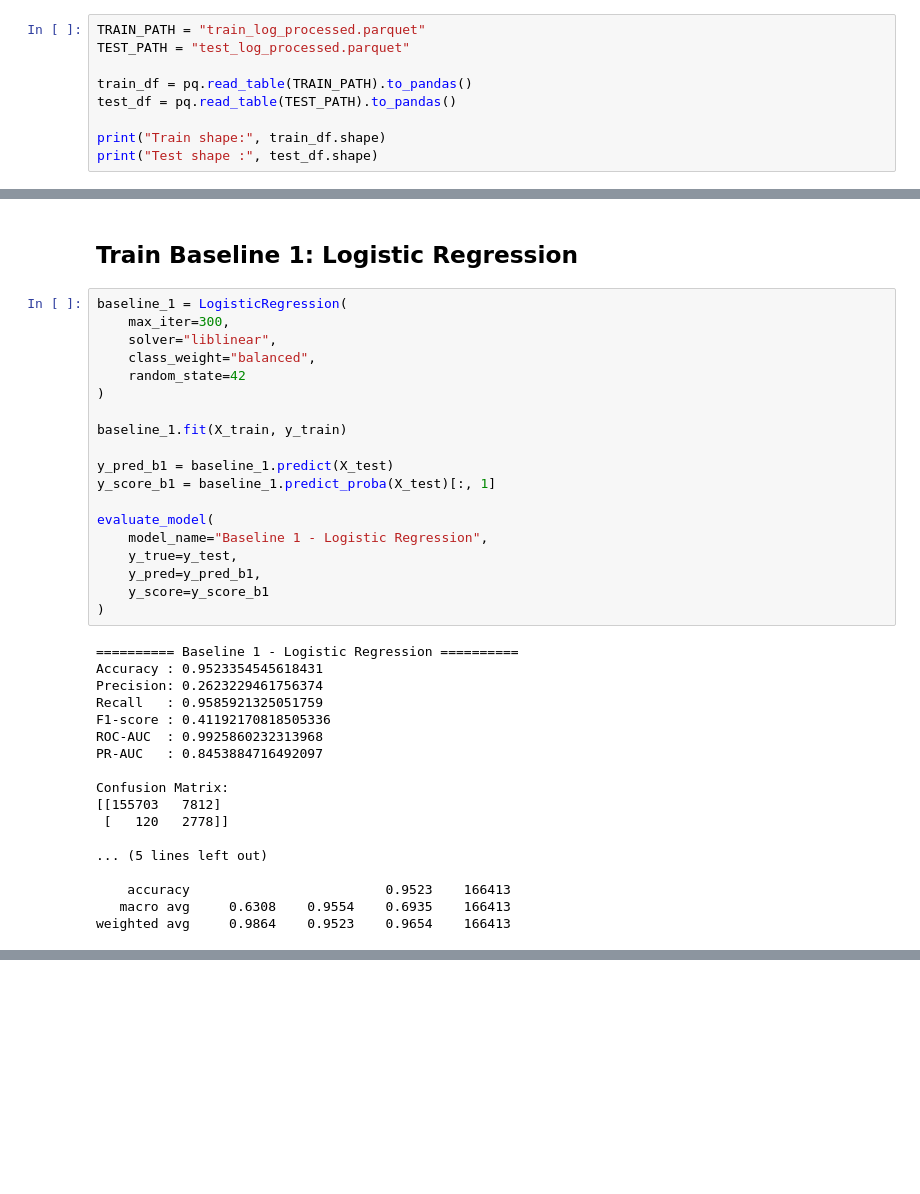
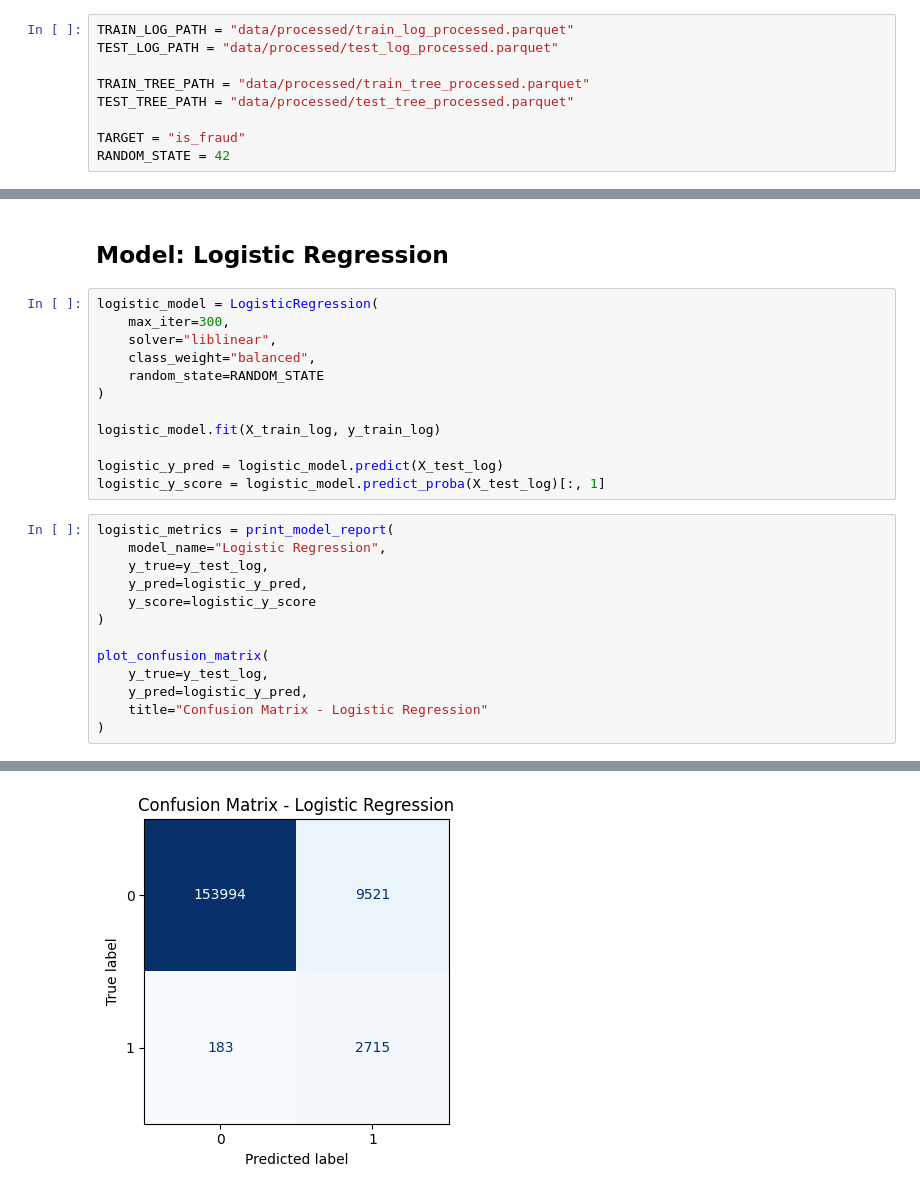
Before and after one commit to huyvietbui1806/mlops-project, a Jupyter notebook: notebooks/Modeling.ipynb, the cells around one changed output, grey strips where cells are left out. Drawn from its saved outputs; the diff is of its cells as text; blank space fills up the shorter version.

```diff
--- a/notebooks/Modeling.ipynb
+++ b/notebooks/Modeling.ipynb
@@ -18,9 +25,9 @@ from sklearn.metrics import (
 # %%
-TRAIN_PATH = "train_log_processed.parquet"
-TEST_PATH = "test_log_processed.parquet"
+TRAIN_LOG_PATH = "data/processed/train_log_processed.parquet"
+TEST_LOG_PATH = "data/processed/test_log_processed.parquet"
 
-train_df = pq.read_table(TRAIN_PATH).to_pandas()
-test_df = pq.read_table(TEST_PATH).to_pandas()
+TRAIN_TREE_PATH = "data/processed/train_tree_processed.parquet"
+TEST_TREE_PATH = "data/processed/test_tree_processed.parquet"
 
-print("Train shape:", train_df.shape)
-print("Test shape :", test_df.shape)
+TARGET = "is_fraud"
+RANDOM_STATE = 42
@@ -151,39 +159,28 @@ def evaluate_model(model_name, y_true, y_pred, y_score):
 # %% [markdown]
-## Train Baseline 1: Logistic Regression
+## Model: Logistic Regression
 # %%
-baseline_1 = LogisticRegression(
+logistic_model = LogisticRegression(
     max_iter=300,
     solver="liblinear",
     class_weight="balanced",
-    random_state=42
+    random_state=RANDOM_STATE
 )
 
-baseline_1.fit(X_train, y_train)
+logistic_model.fit(X_train_log, y_train_log)
 
-y_pred_b1 = baseline_1.predict(X_test)
-y_score_b1 = baseline_1.predict_proba(X_test)[:, 1]
-
-evaluate_model(
-    model_name="Baseline 1 - Logistic Regression",
-    y_true=y_test,
-    y_pred=y_pred_b1,
-    y_score=y_score_b1
-)
+logistic_y_pred = logistic_model.predict(X_test_log)
+logistic_y_score = logistic_model.predict_proba(X_test_log)[:, 1]
-# %% [output]
-========== Baseline 1 - Logistic Regression ==========
-Accuracy : 0.9523354545618431
-Precision: 0.2623229461756374
-Recall   : 0.9585921325051759
-F1-score : 0.41192170818505336
-ROC-AUC  : 0.9925860232313968
-PR-AUC   : 0.8453884716492097
-
-Confusion Matrix:
-[[155703   7812]
- [   120   2778]]
-
-... (5 lines left out)
-
-    accuracy                         0.9523    166413
-   macro avg     0.6308    0.9554    0.6935    166413
-weighted avg     0.9864    0.9523    0.9654    166413
+# %%
+logistic_metrics = print_model_report(
+    model_name="Logistic Regression",
+    y_true=y_test_log,
+    y_pred=logistic_y_pred,
+    y_score=logistic_y_score
+)
+
+plot_confusion_matrix(
+    y_true=y_test_log,
+    y_pred=logistic_y_pred,
+    title="Confusion Matrix - Logistic Regression"
+)
+# %% [output]
@@ -189,0 +204 @@ weighted avg     0.9864    0.9523    0.9654    166413
+[figure, added]
```
Also changed, not shown: parts of 29 cells of this notebook, 1 other file.
